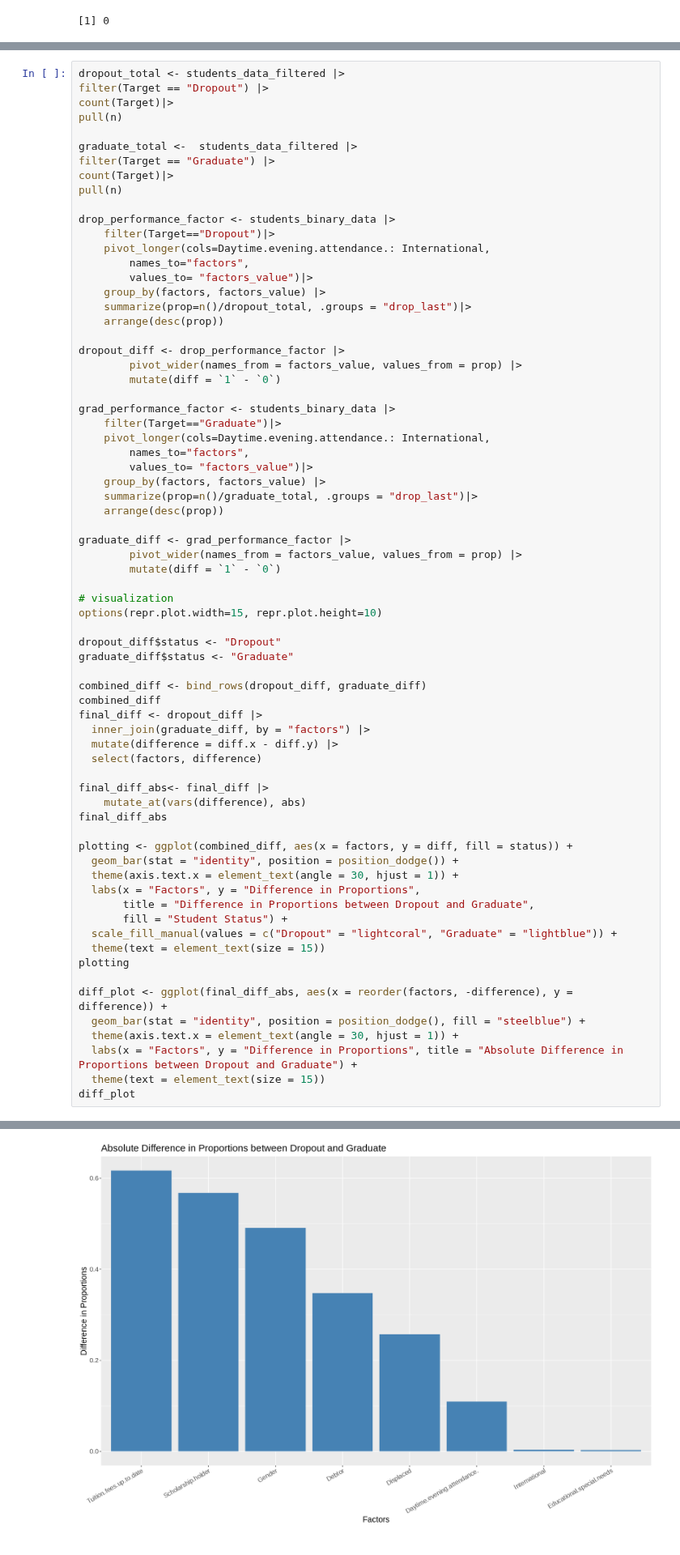
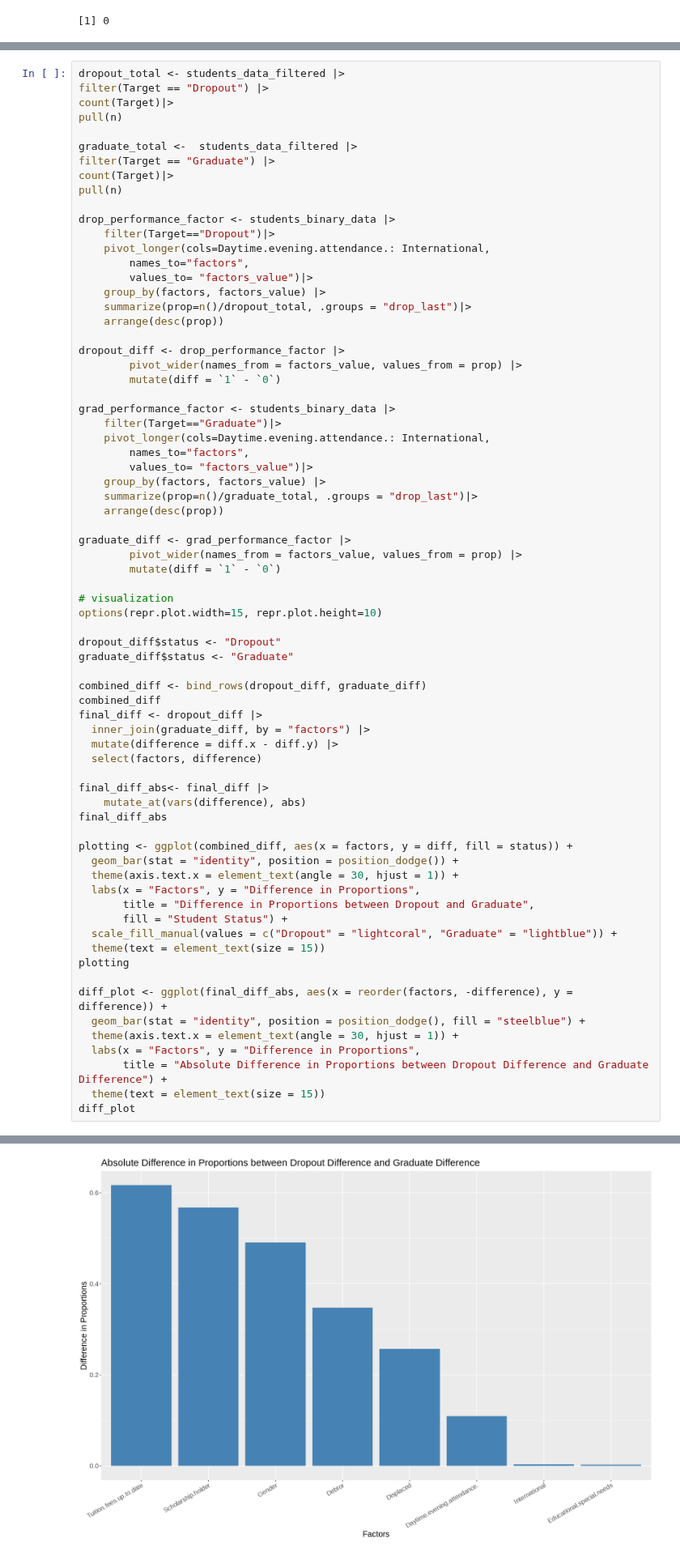
Before and after one commit to lesleymai/ds_group, a Jupyter notebook: Group_Report.ipynb, the cells around one changed output, grey strips where cells are left out. Shown at 81% size. Drawn from its saved outputs; the diff is of its cells as text.

```diff
--- a/Group_Report.ipynb
+++ b/Group_Report.ipynb
@@ -219,7 +225,8 @@ plotting
 diff_plot <- ggplot(final_diff_abs, aes(x = reorder(factors, -difference), y = difference)) +
   geom_bar(stat = "identity", position = position_dodge(), fill = "steelblue") +
   theme(axis.text.x = element_text(angle = 30, hjust = 1)) +
-  labs(x = "Factors", y = "Difference in Proportions", title = "Absolute Difference in Proportions between Dropout and Graduate") +
+  labs(x = "Factors", y = "Difference in Proportions",
+       title = "Absolute Difference in Proportions between Dropout Difference and Graduate Difference") +
   theme(text = element_text(size = 15))
 diff_plot
 # %% [output]
@@ -246,5 +260,5 @@ A grouped_df: 8 × 2
 [figure]
-[figure, old version]
+[figure, new version]
 # %%
 Marital_dis <- ggplot(students_numerical_data, aes(x = Marital.status, fill = Target)) +
     geom_histogram(binwidth = 0.5) +
```
Also changed, not shown: parts of 13 cells of this notebook.
